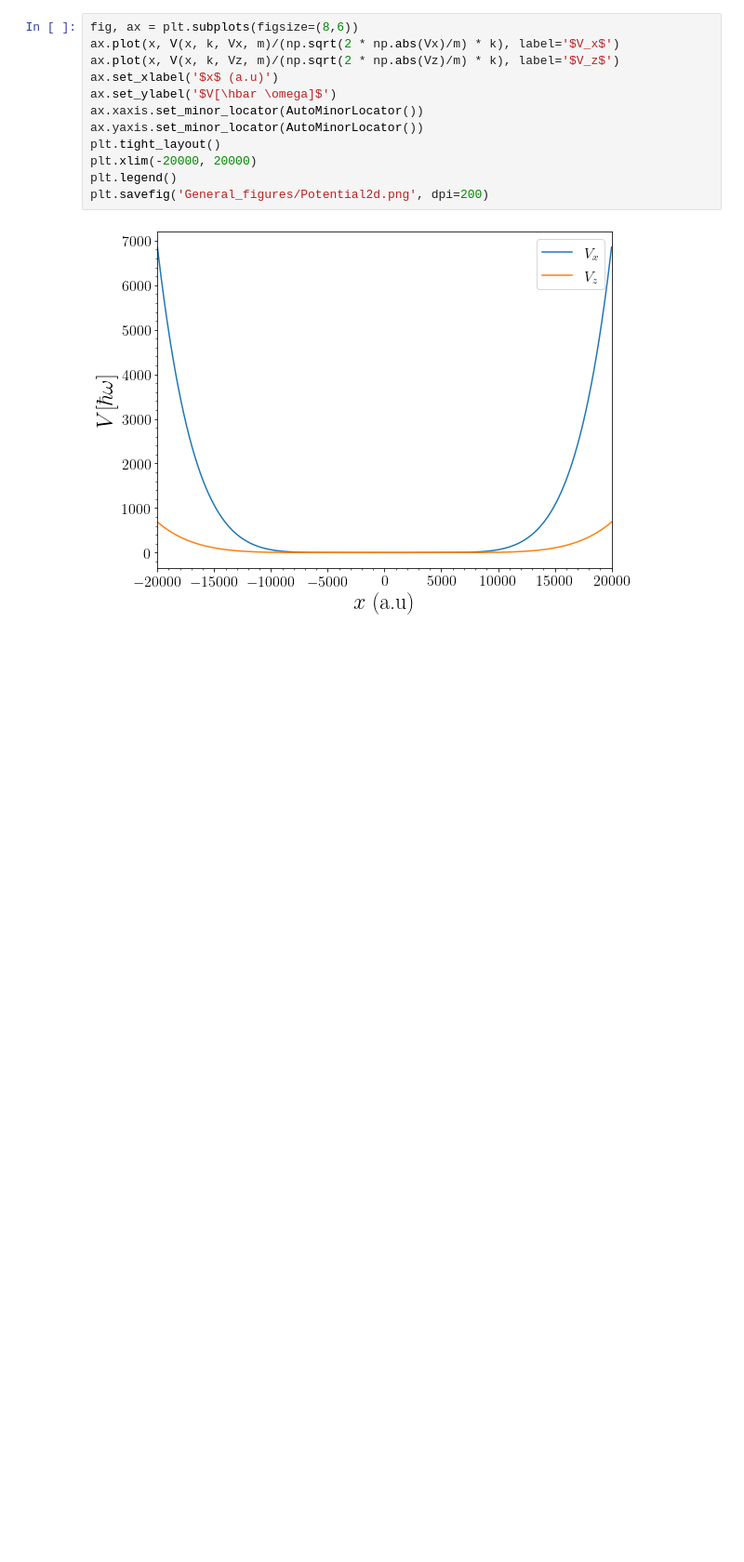
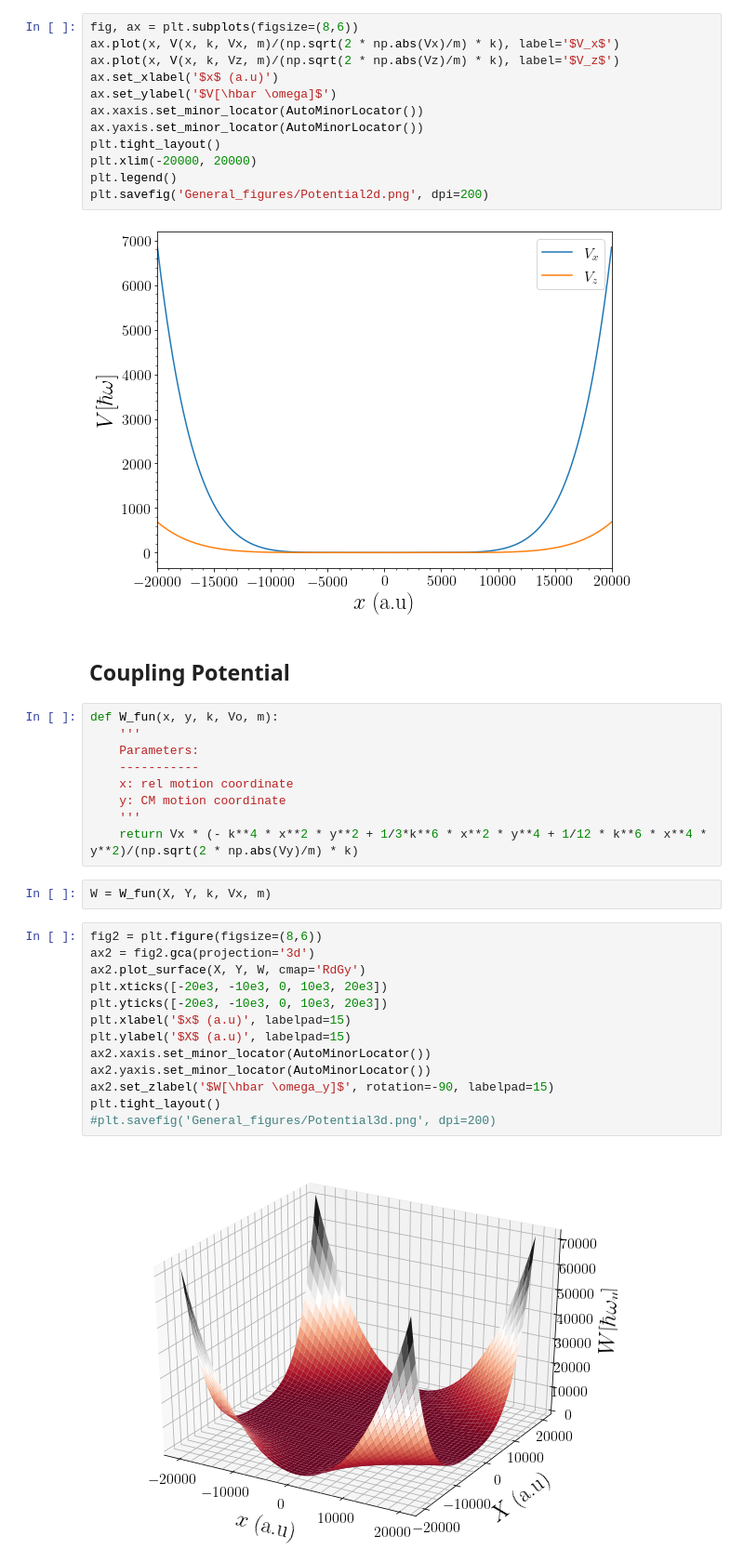
Before and after one commit to TsspGit/Ultracold_Atoms_src, a Jupyter notebook: Optical_Trap.ipynb, the cells around one changed output. Shown at 93% size. Drawn from its saved outputs; the diff is of its cells as text; blank space fills up the shorter version.

```diff
--- a/Optical_Trap.ipynb
+++ b/Optical_Trap.ipynb
@@ -88,3 +88,31 @@ plt.legend()
 plt.savefig('General_figures/Potential2d.png', dpi=200)
 # %% [output]
 [figure]
+# %% [markdown]
+## Coupling Potential
+# %%
+def W_fun(x, y, k, Vo, m):
+    '''
+    Parameters:
+    -----------
+    x: rel motion coordinate
+    y: CM motion coordinate
+    '''
+    return Vx * (- k**4 * x**2 * y**2 + 1/3*k**6 * x**2 * y**4 + 1/12 * k**6 * x**4 * y**2)/(np.sqrt(2 * np.abs(Vy)/m) * k)
+# %%
+W = W_fun(X, Y, k, Vx, m)
+# %%
+fig2 = plt.figure(figsize=(8,6))
+ax2 = fig2.gca(projection='3d')
+ax2.plot_surface(X, Y, W, cmap='RdGy')
+plt.xticks([-20e3, -10e3, 0, 10e3, 20e3])
+plt.yticks([-20e3, -10e3, 0, 10e3, 20e3])
+plt.xlabel('$x$ (a.u)', labelpad=15)
+plt.ylabel('$X$ (a.u)', labelpad=15)
+ax2.xaxis.set_minor_locator(AutoMinorLocator())
+ax2.yaxis.set_minor_locator(AutoMinorLocator())
+ax2.set_zlabel('$W[\hbar \omega_y]$', rotation=-90, labelpad=15)
+plt.tight_layout()
+#plt.savefig('General_figures/Potential3d.png', dpi=200)
+# %% [output]
+[figure, added]
```
Also changed, not shown: parts of 3 cells of this notebook.
